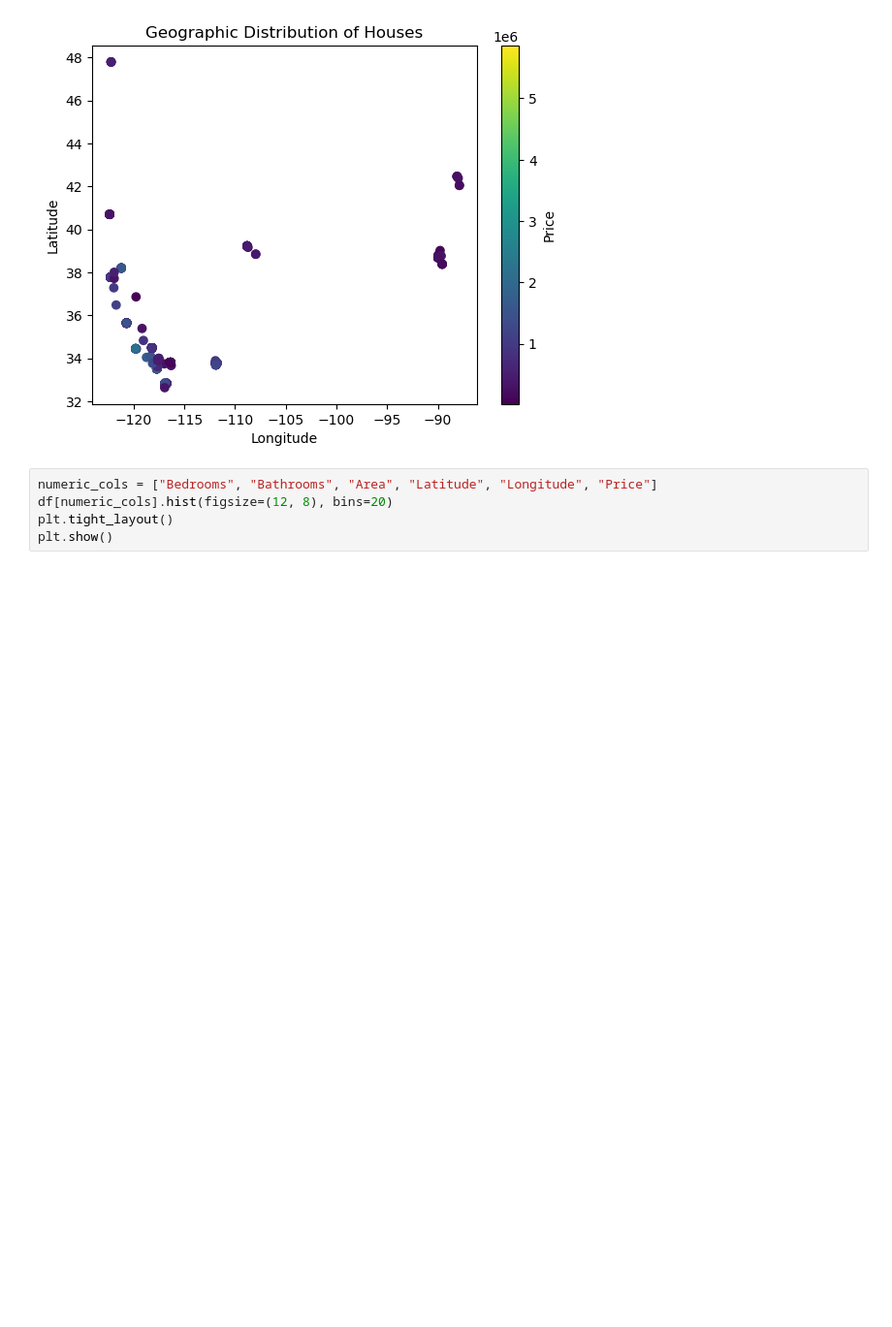
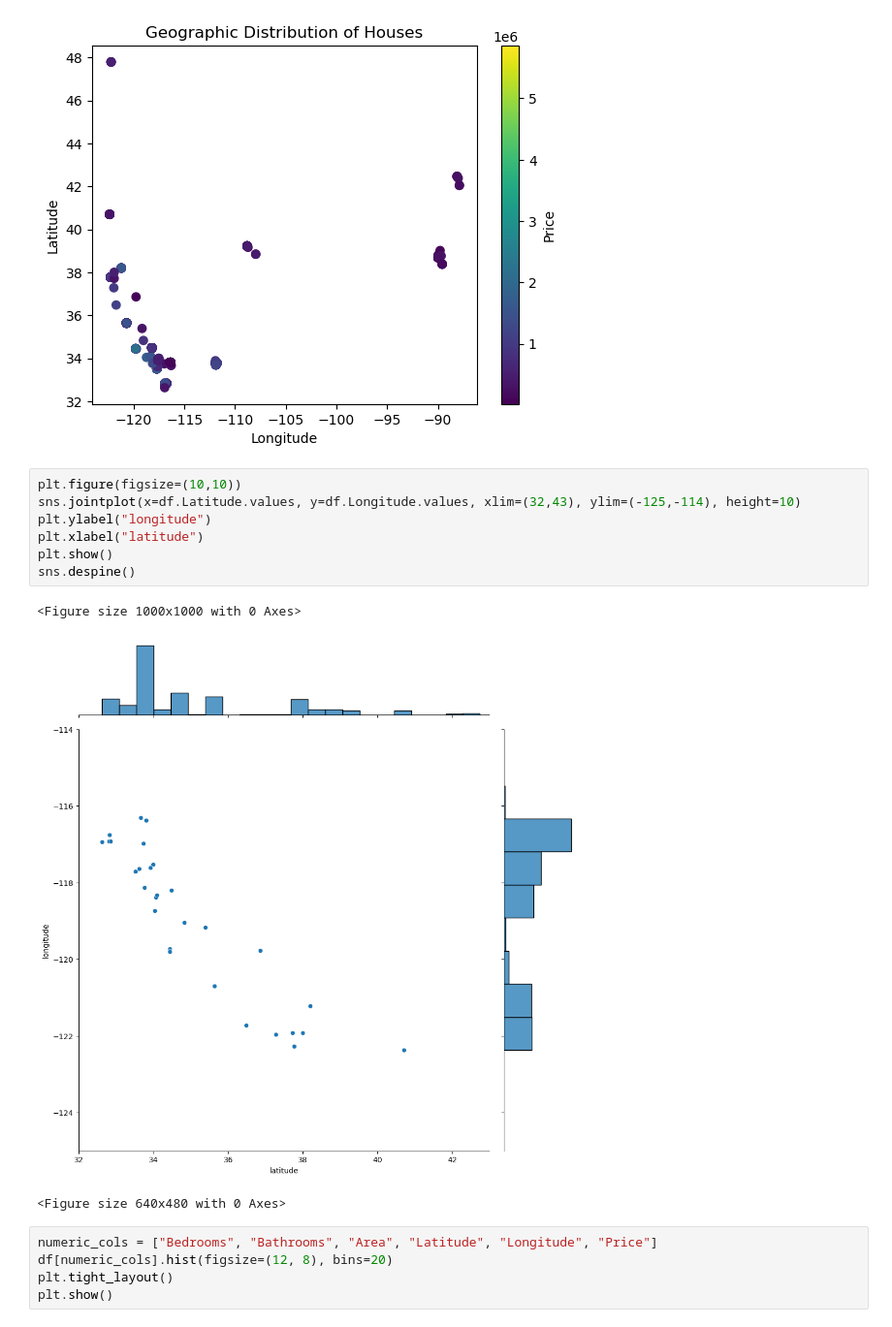
Before and after one commit to casperpriem05/DeepLearning, a Jupyter notebook: main.ipynb, the cells around one changed output. Shown at 97% size. Cells and saved outputs as stored; diff of their text form; blank space fills up the shorter version.

```diff
--- a/main.ipynb
+++ b/main.ipynb
@@ -58,6 +56,17 @@ plt.title("Geographic Distribution of Houses")
 plt.show()
 # %% [output]
 [figure]
+# %%
+plt.figure(figsize=(10,10))
+sns.jointplot(x=df.Latitude.values, y=df.Longitude.values, xlim=(32,43), ylim=(-125,-114), height=10)
+plt.ylabel("longitude")
+plt.xlabel("latitude")
+plt.show()
+sns.despine()
+# %% [output]
+<Figure size 1000x1000 with 0 Axes>
+[figure, added]
+<Figure size 640x480 with 0 Axes>
 # %%
 numeric_cols = ["Bedrooms", "Bathrooms", "Area", "Latitude", "Longitude", "Price"]
 df[numeric_cols].hist(figsize=(12, 8), bins=20)
```
Also changed, not shown: parts of 17 cells of this notebook.
